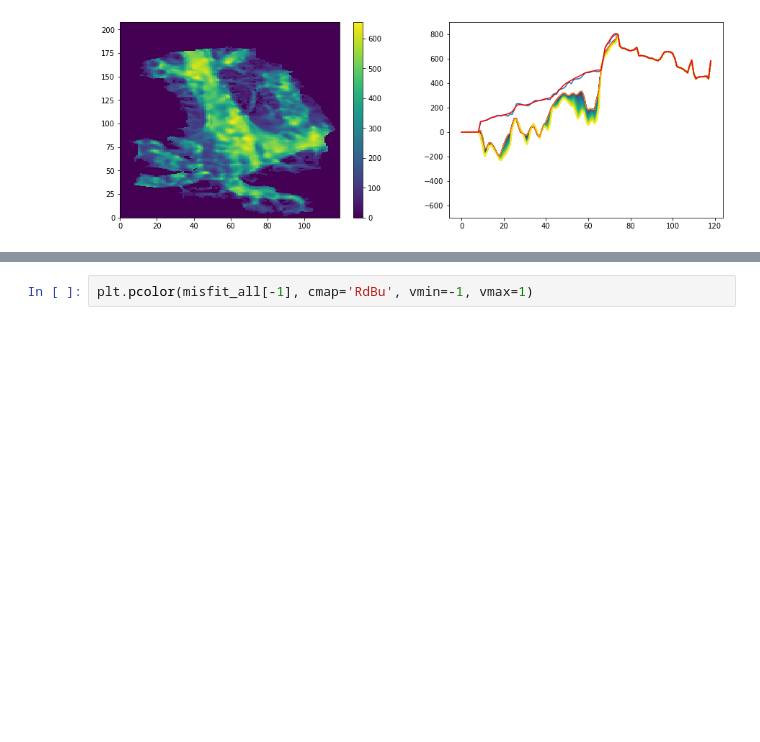
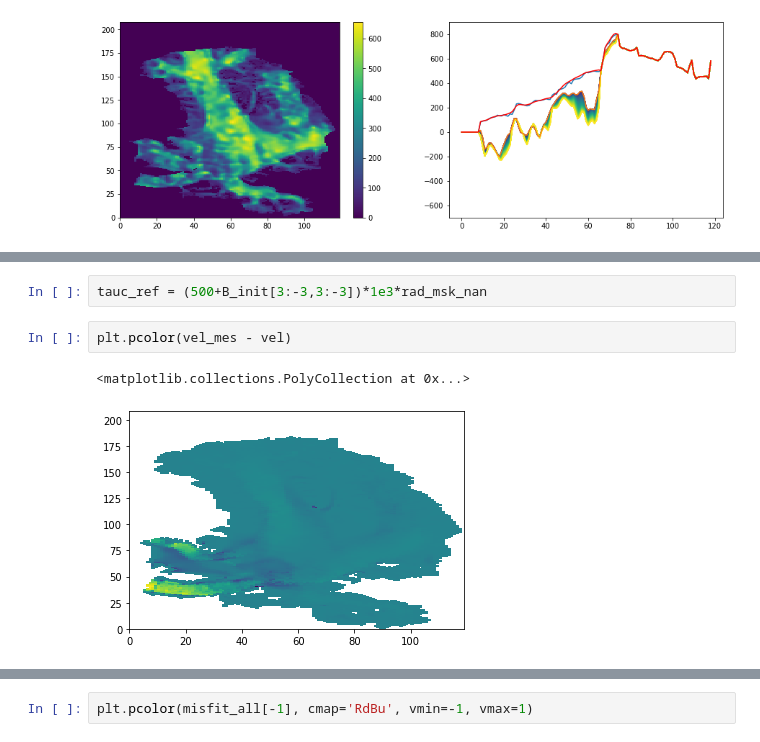
Before and after one commit to hahohe1892/thick_inv, a Jupyter notebook: Kronebreen-Kongsbreen.ipynb, the cells around one changed output, grey strips where cells are left out. Cells and saved outputs as stored; diff of their text form; blank space fills up the shorter version.

```diff
--- a/Kronebreen-Kongsbreen.ipynb
+++ b/Kronebreen-Kongsbreen.ipynb
@@ -819,2 +853,9 @@ plt.ylim([0, 2e7])
+# %%
+tauc_ref = (500+B_init[3:-3,3:-3])*1e3*rad_msk_nan
+# %%
+plt.pcolor(vel_mes - vel)
+# %% [output]
+<matplotlib.collections.PolyCollection at 0x...>
+[figure, added]
 # %%
 fig, ax = plt.subplots(figsize=(8,8))
```
Also changed, not shown: parts of 15 cells of this notebook.
